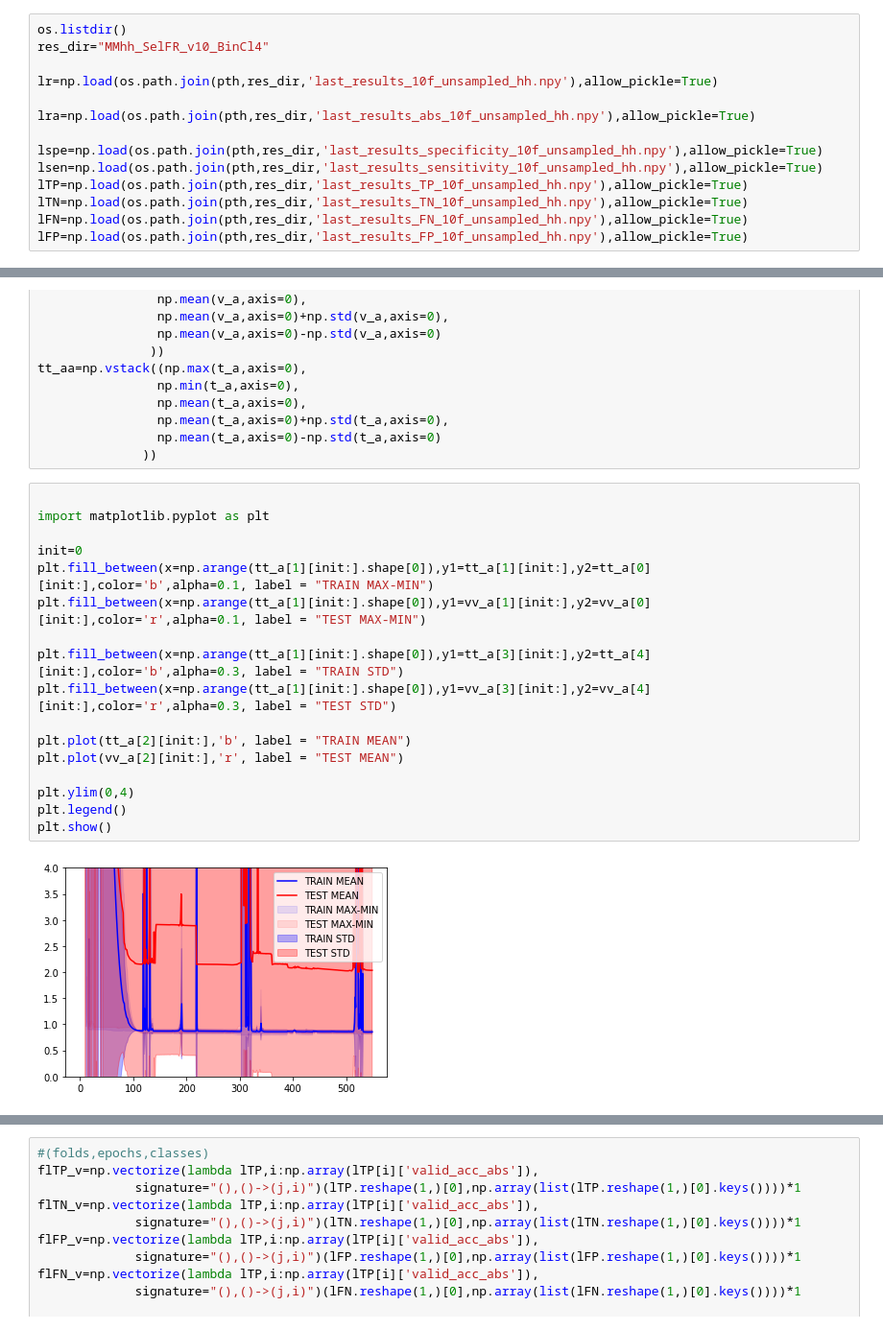
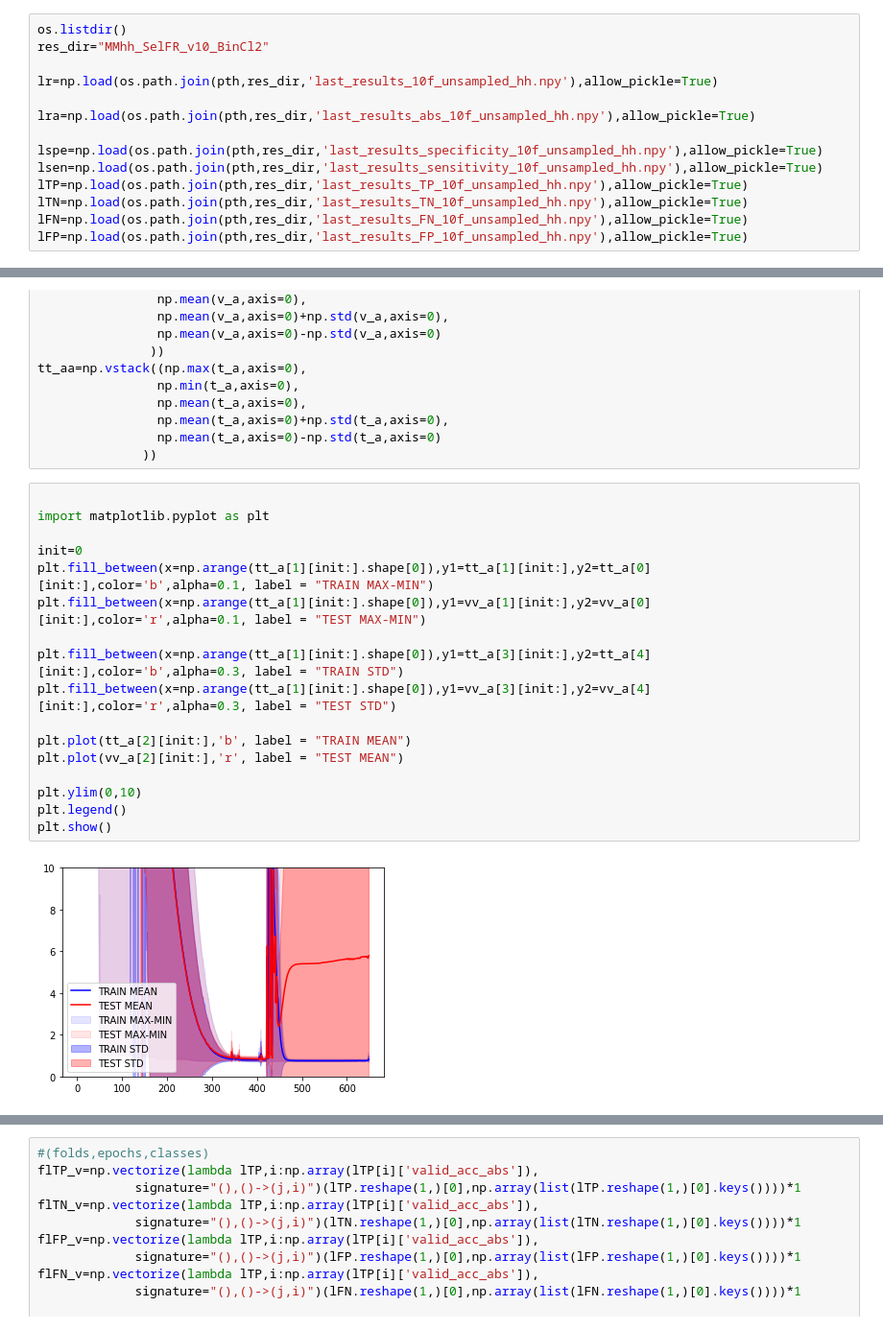
Before and after one commit to Abdigal1/LIIARPI_1, a Jupyter notebook: SLIC_GAT/SLIC_GAT_PRUEBAS.ipynb, the cells around one changed output, grey strips where cells are left out. Shown: that part at 96% size. Saved outputs shown, nothing was run; the diff lists cells and outputs as text.

```diff
--- a/SLIC_GAT/SLIC_GAT_PRUEBAS.ipynb
+++ b/SLIC_GAT/SLIC_GAT_PRUEBAS.ipynb
@@ -102,7 +94,7 @@ last_results.npy                   util.py
 Mhh_n_0/
 # %%
 os.listdir()
-res_dir="MMhh_SelFR_v10_BinCl4"
+res_dir="MMhh_SelFR_v10_BinCl2"
 
 lr=np.load(os.path.join(pth,res_dir,'last_results_10f_unsampled_hh.npy'),allow_pickle=True)
 
@@ -154,22 +146,22 @@ tt_aa=np.vstack((np.max(t_a,axis=0),
 # %%
 
 import matplotlib.pyplot as plt
 
 init=0
 plt.fill_between(x=np.arange(tt_a[1][init:].shape[0]),y1=tt_a[1][init:],y2=tt_a[0][init:],color='b',alpha=0.1, label = "TRAIN MAX-MIN")
 plt.fill_between(x=np.arange(tt_a[1][init:].shape[0]),y1=vv_a[1][init:],y2=vv_a[0][init:],color='r',alpha=0.1, label = "TEST MAX-MIN")
 
 plt.fill_between(x=np.arange(tt_a[1][init:].shape[0]),y1=tt_a[3][init:],y2=tt_a[4][init:],color='b',alpha=0.3, label = "TRAIN STD")
 plt.fill_between(x=np.arange(tt_a[1][init:].shape[0]),y1=vv_a[3][init:],y2=vv_a[4][init:],color='r',alpha=0.3, label = "TEST STD")
 
 plt.plot(tt_a[2][init:],'b', label = "TRAIN MEAN")
 plt.plot(vv_a[2][init:],'r', label = "TEST MEAN")
 
-plt.ylim(0,4)
+plt.ylim(0,10)
 plt.legend()
 plt.show()
 # %% [output]
-[figure, old version]
+[figure, new version]
 # %%
 import matplotlib.pyplot as plt
 
```
Also changed, not shown: parts of 8 cells of this notebook, 39 other files.
